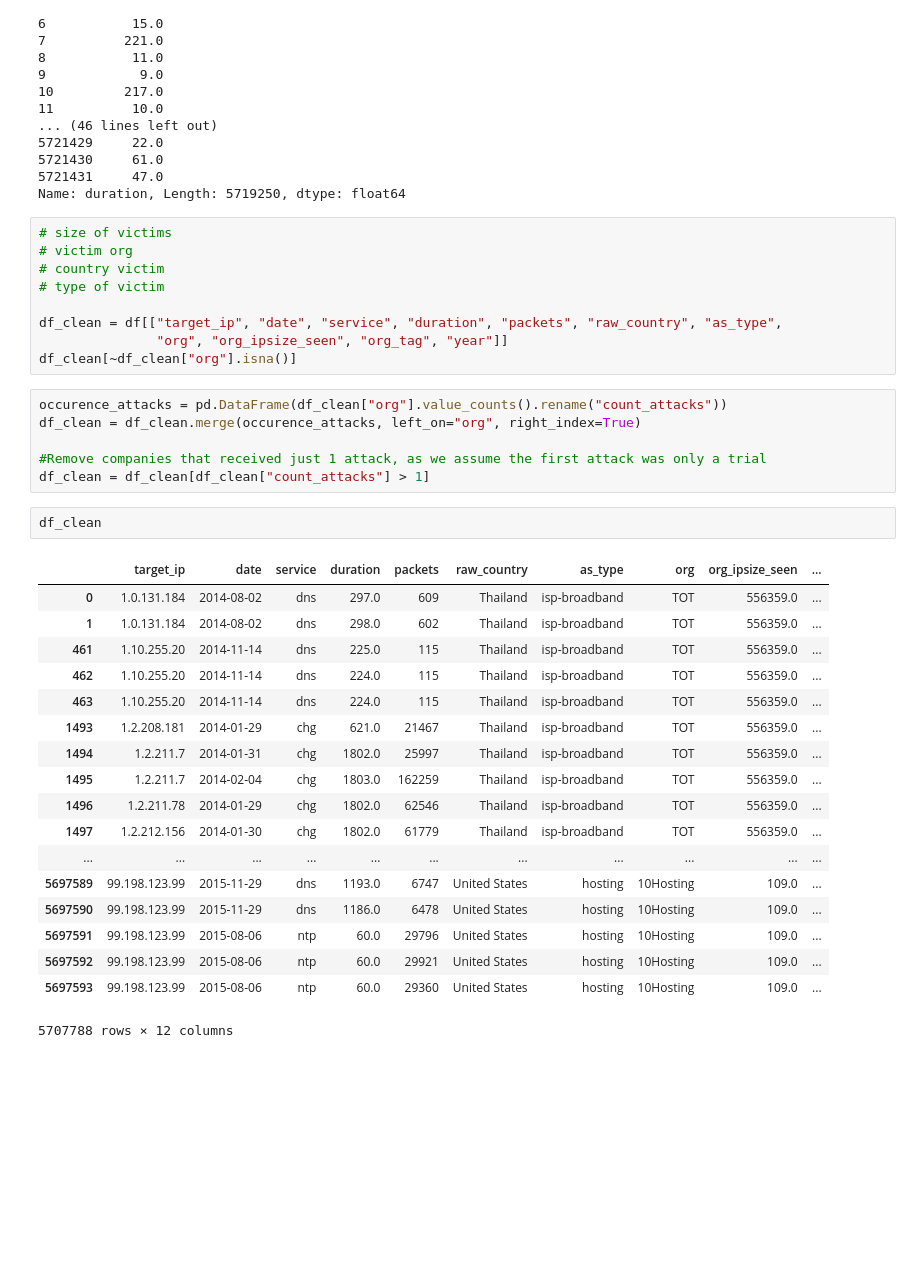
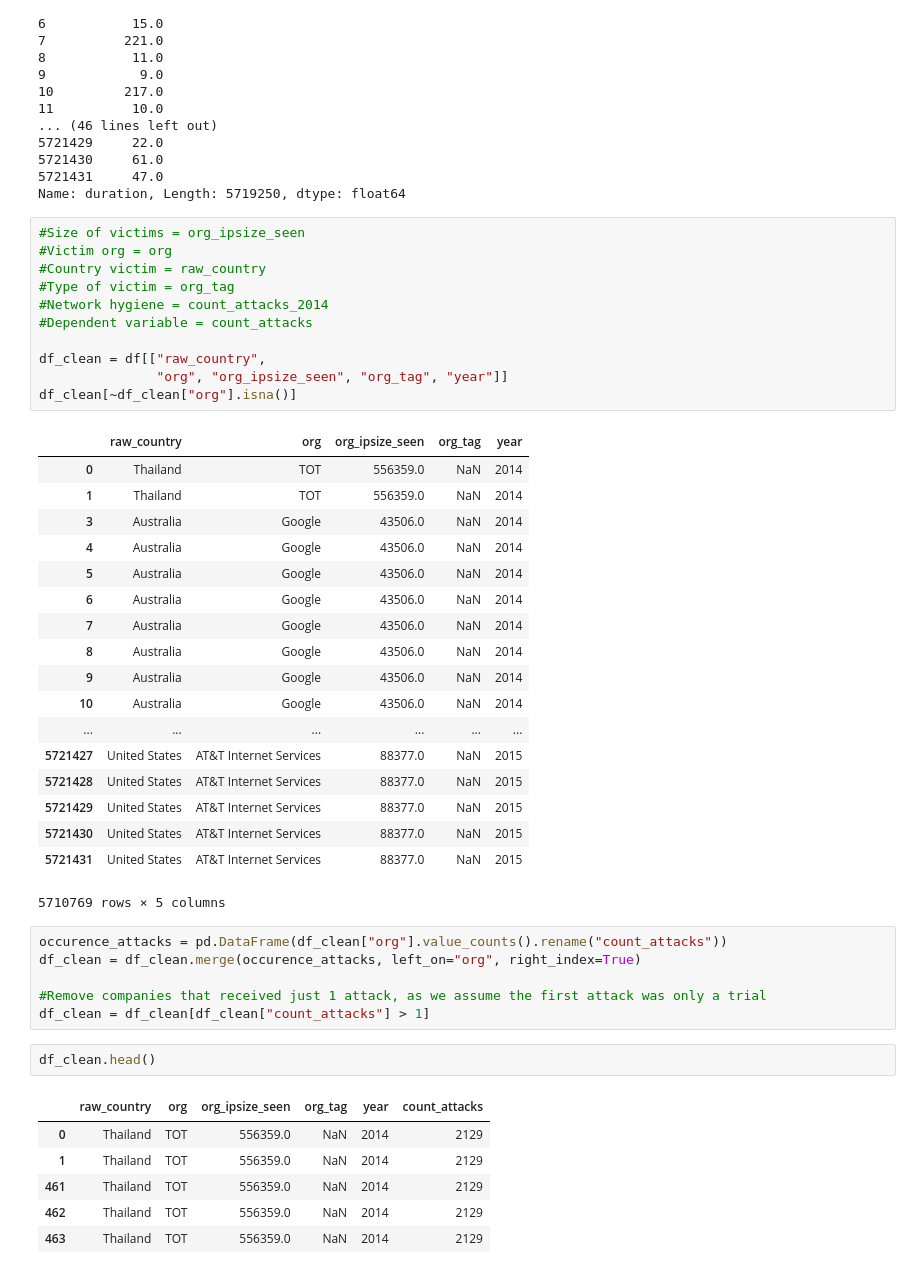
Before and after one commit to WKSu/WM0824TU-economics-of-cybersecurity-DDoS, a Jupyter notebook: block4-SecurityEconomics/data_preparation.ipynb, the cells around one changed output. Drawn from its saved outputs; the diff is of its cells as text; blank space fills up the shorter version.

```diff
--- a/block4-SecurityEconomics/data_preparation.ipynb
+++ b/block4-SecurityEconomics/data_preparation.ipynb
@@ -51,14 +51,35 @@ df["duration"]
 5721431     47.0
 Name: duration, Length: 5719250, dtype: float64
 # %%
-# size of victims
-# victim org
-# country victim
-# type of victim
+#Size of victims = org_ipsize_seen
+#Victim org = org
+#Country victim = raw_country
+#Type of victim = org_tag
+#Network hygiene = count_attacks_2014
+#Dependent variable = count_attacks
 
-df_clean = df[["target_ip", "date", "service", "duration", "packets", "raw_country", "as_type",
+df_clean = df[["raw_country",
                "org", "org_ipsize_seen", "org_tag", "year"]]
 df_clean[~df_clean["org"].isna()]
+# %% [output]
+|  | raw_country | org | org_ipsize_seen | org_tag | year |
+| 0 | Thailand | TOT | 556359.0 | NaN | 2014 |
+| 1 | Thailand | TOT | 556359.0 | NaN | 2014 |
+| 3 | Australia | Google | 43506.0 | NaN | 2014 |
+| 4 | Australia | Google | 43506.0 | NaN | 2014 |
+| 5 | Australia | Google | 43506.0 | NaN | 2014 |
+| 6 | Australia | Google | 43506.0 | NaN | 2014 |
+| 7 | Australia | Google | 43506.0 | NaN | 2014 |
+| 8 | Australia | Google | 43506.0 | NaN | 2014 |
+| 9 | Australia | Google | 43506.0 | NaN | 2014 |
+| 10 | Australia | Google | 43506.0 | NaN | 2014 |
+| ... | ... | ... | ... | ... | ... |
+| 5721427 | United States | AT&T Internet Services | 88377.0 | NaN | 2015 |
+| 5721428 | United States | AT&T Internet Services | 88377.0 | NaN | 2015 |
+| 5721429 | United States | AT&T Internet Services | 88377.0 | NaN | 2015 |
+| 5721430 | United States | AT&T Internet Services | 88377.0 | NaN | 2015 |
+| 5721431 | United States | AT&T Internet Services | 88377.0 | NaN | 2015 |
+5710769 rows × 5 columns
 # %%
 occurence_attacks = pd.DataFrame(df_clean["org"].value_counts().rename("count_attacks"))
 df_clean = df_clean.merge(occurence_attacks, left_on="org", right_index=True)
@@ -66,23 +87,11 @@ df_clean = df_clean.merge(occurence_attacks, left_on="org", right_index=True)
 #Remove companies that received just 1 attack, as we assume the first attack was only a trial
 df_clean = df_clean[df_clean["count_attacks"] > 1]
 # %%
-df_clean
+df_clean.head()
 # %% [output]
-|  | target_ip | date | service | duration | packets | raw_country | as_type | org | org_ipsize_seen | ... |
-| 0 | 1.0.131.184 | 2014-08-02 | dns | 297.0 | 609 | Thailand | isp-broadband | TOT | 556359.0 | ... |
-| 1 | 1.0.131.184 | 2014-08-02 | dns | 298.0 | 602 | Thailand | isp-broadband | TOT | 556359.0 | ... |
-| 461 | 1.10.255.20 | 2014-11-14 | dns | 225.0 | 115 | Thailand | isp-broadband | TOT | 556359.0 | ... |
-| 462 | 1.10.255.20 | 2014-11-14 | dns | 224.0 | 115 | Thailand | isp-broadband | TOT | 556359.0 | ... |
-| 463 | 1.10.255.20 | 2014-11-14 | dns | 224.0 | 115 | Thailand | isp-broadband | TOT | 556359.0 | ... |
-| 1493 | 1.2.208.181 | 2014-01-29 | chg | 621.0 | 21467 | Thailand | isp-broadband | TOT | 556359.0 | ... |
-| 1494 | 1.2.211.7 | 2014-01-31 | chg | 1802.0 | 25997 | Thailand | isp-broadband | TOT | 556359.0 | ... |
-| 1495 | 1.2.211.7 | 2014-02-04 | chg | 1803.0 | 162259 | Thailand | isp-broadband | TOT | 556359.0 | ... |
-| 1496 | 1.2.211.78 | 2014-01-29 | chg | 1802.0 | 62546 | Thailand | isp-broadband | TOT | 556359.0 | ... |
-| 1497 | 1.2.212.156 | 2014-01-30 | chg | 1802.0 | 61779 | Thailand | isp-broadband | TOT | 556359.0 | ... |
-| ... | ... | ... | ... | ... | ... | ... | ... | ... | ... | ... |
-| 5697589 | 99.198.123.99 | 2015-11-29 | dns | 1193.0 | 6747 | United States | hosting | 10Hosting | 109.0 | ... |
-| 5697590 | 99.198.123.99 | 2015-11-29 | dns | 1186.0 | 6478 | United States | hosting | 10Hosting | 109.0 | ... |
-| 5697591 | 99.198.123.99 | 2015-08-06 | ntp | 60.0 | 29796 | United States | hosting | 10Hosting | 109.0 | ... |
-| 5697592 | 99.198.123.99 | 2015-08-06 | ntp | 60.0 | 29921 | United States | hosting | 10Hosting | 109.0 | ... |
-| 5697593 | 99.198.123.99 | 2015-08-06 | ntp | 60.0 | 29360 | United States | hosting | 10Hosting | 109.0 | ... |
+|  | raw_country | org | org_ipsize_seen | org_tag | year | count_attacks |
+| 0 | Thailand | TOT | 556359.0 | NaN | 2014 | 2129 |
+| 1 | Thailand | TOT | 556359.0 | NaN | 2014 | 2129 |
+| 461 | Thailand | TOT | 556359.0 | NaN | 2014 | 2129 |
+| 462 | Thailand | TOT | 556359.0 | NaN | 2014 | 2129 |
+| 463 | Thailand | TOT | 556359.0 | NaN | 2014 | 2129 |
-5707788 rows × 12 columns
```
Also changed, not shown: parts of 17 cells of this notebook.
